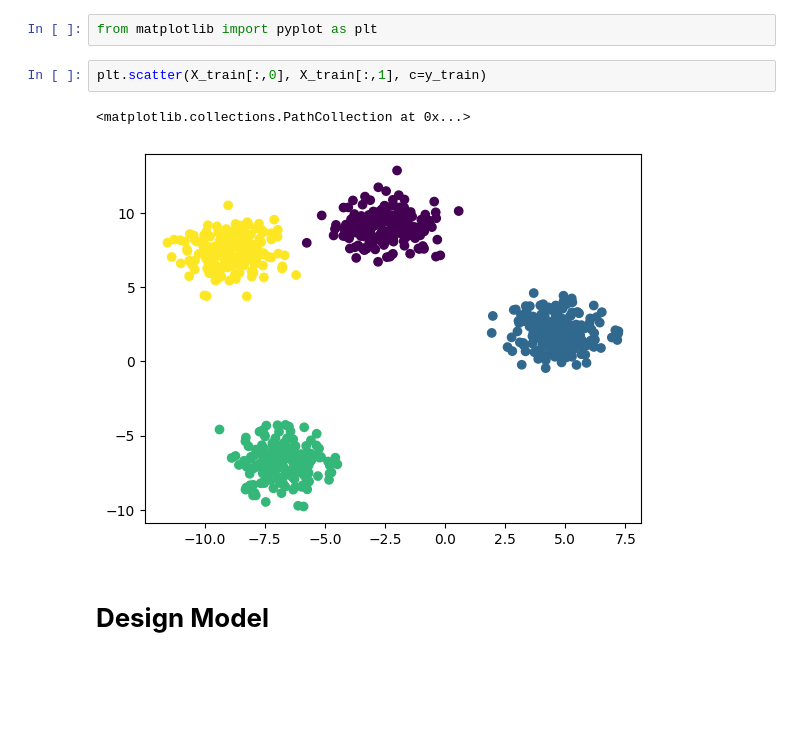
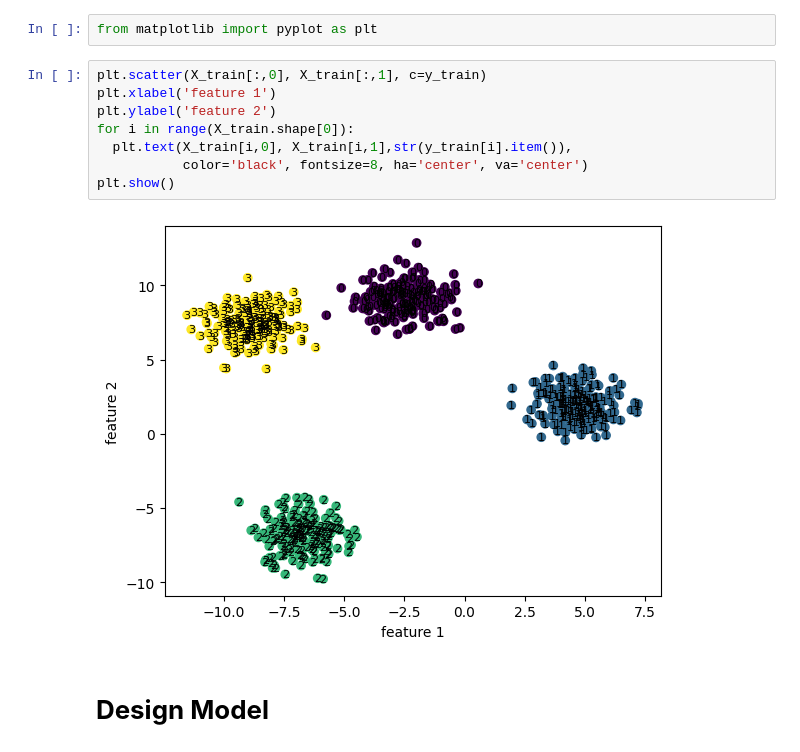
Before and after one commit to prince-musonda/my-journey-to-artificial-intelligence, a Jupyter notebook: basic_blob_multi_classification.ipynb, the cells around one changed output. Drawn from its saved outputs; the diff is of its cells as text; blank space fills up the shorter version.

Commit message:
updated the visual diagram to include or show labels to which each data point belongs to.

```diff
--- a/basic_blob_multi_classification.ipynb
+++ b/basic_blob_multi_classification.ipynb
@@ -22,11 +22,16 @@ X_train, X_test, y_train, y_test = train_test_split(X,y,test_size=0.2, random_st
 **Visualize the data**
 # %%
 from matplotlib import pyplot as plt
-# %%
-plt.scatter(X_train[:,0], X_train[:,1], c=y_train)
-# %% [output]
-<matplotlib.collections.PathCollection at 0x...>
-[figure, removed]
+# %%
+plt.scatter(X_train[:,0], X_train[:,1], c=y_train)
+plt.xlabel('feature 1')
+plt.ylabel('feature 2')
+for i in range(X_train.shape[0]):
+  plt.text(X_train[i,0], X_train[i,1],str(y_train[i].item()),
+           color='black', fontsize=8, ha='center', va='center')
+plt.show()
+# %% [output]
+[figure, added]
 # %% [markdown]
 # **Design Model**
 # %%
```
Also changed, not shown: parts of 1 cell of this notebook.
